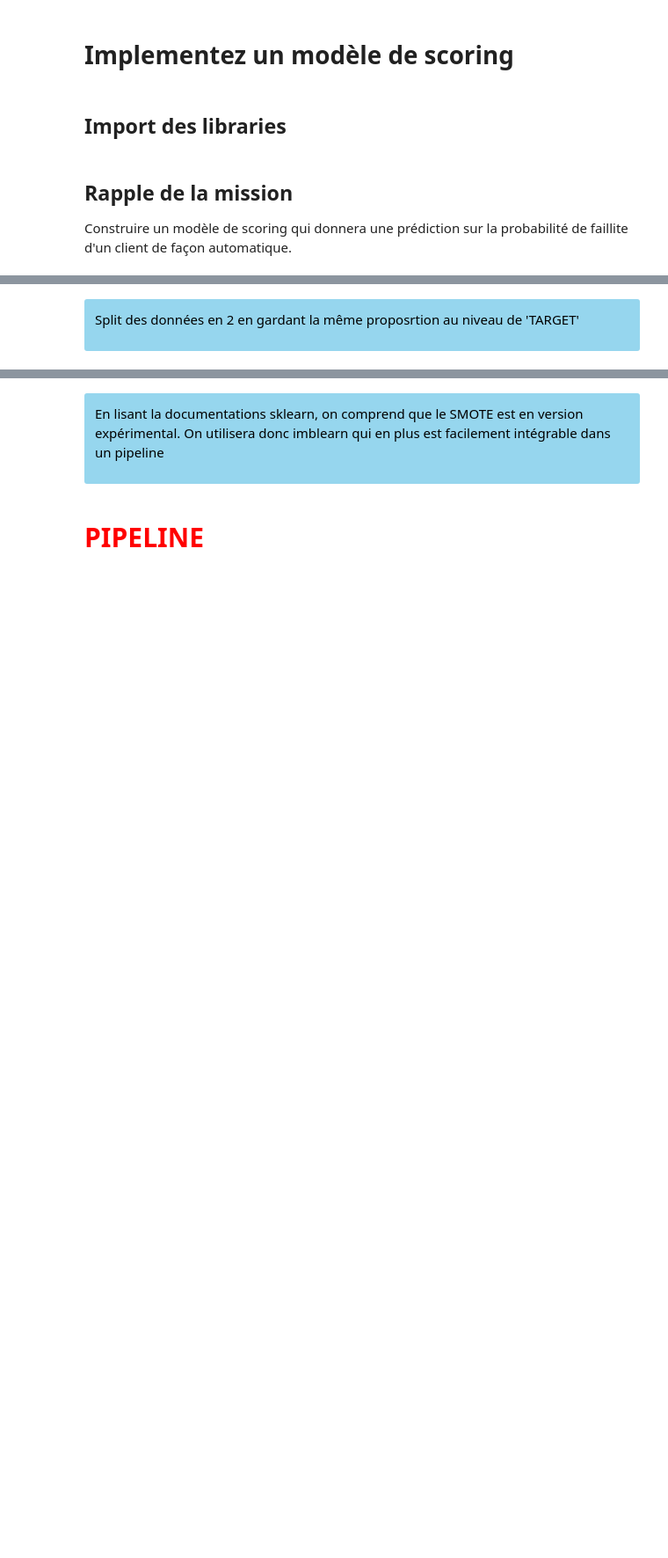
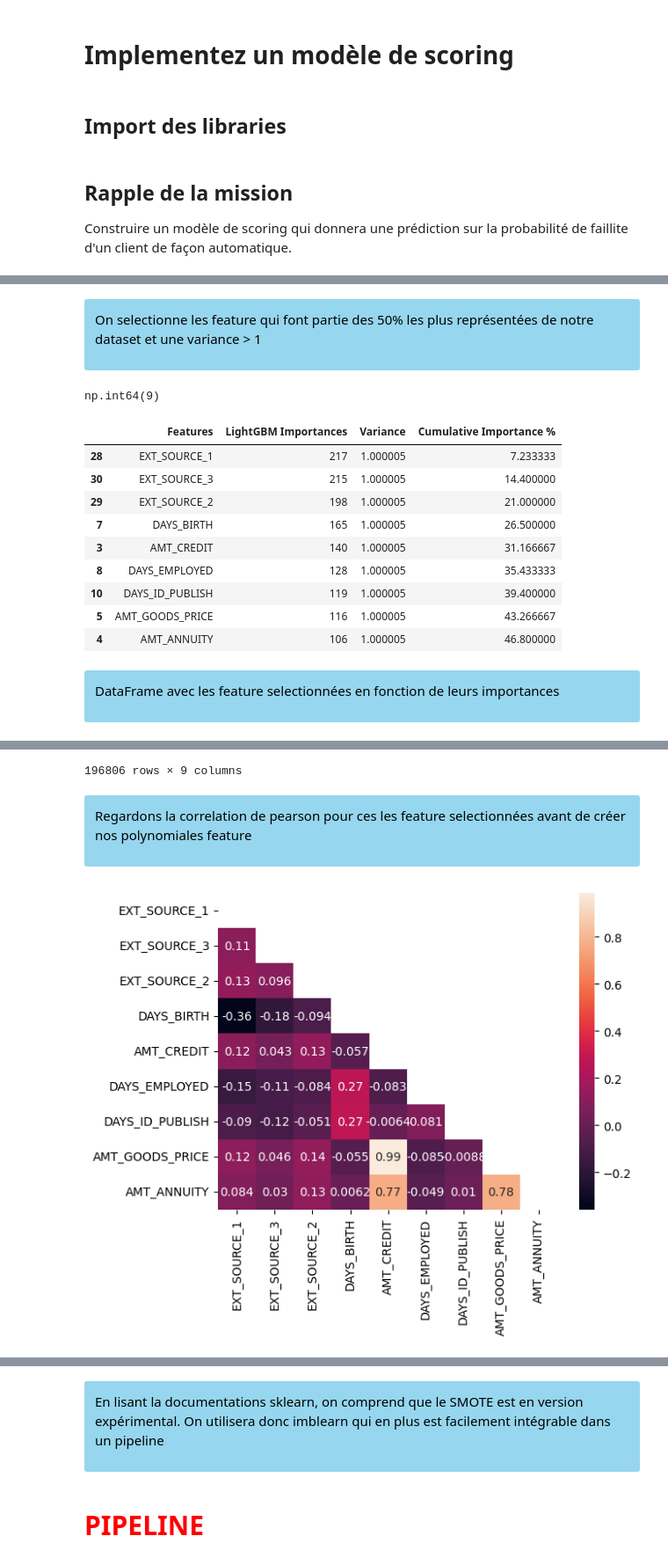
Before and after one commit to Belin27000/P4_ScoringModel, a Jupyter notebook: Lecerf_yann_2_notebook_modelisation.ipynb, the cells around one changed output, grey strips where cells are left out. Shown at 88% size. Drawn from its saved outputs; the diff is of its cells as text; code cells hidden in the pictures; blank space fills up the shorter version.

Commit message:
[FEAT] feature comparaison with polynomial feature

```diff
--- a/Lecerf_yann_2_notebook_modelisation.ipynb
+++ b/Lecerf_yann_2_notebook_modelisation.ipynb
@@ -50,9 +101,8 @@ def timer(title):
 # %%
-display_info(message="Split des données en 2 en gardant la même proposrtion au niveau de 'TARGET'")
 def split_df(df):
-    X=df.drop('TARGET', axis=1)
-    y=df['TARGET']
-    X_train, X_test,y_train, y_test = train_test_split(X,y,test_size=0.5, stratify=y, random_state=42)
-    return X_train, X_test,y_train, y_test
+    X_train,X_val= train_test_split(df,test_size=0.2, stratify=df['TARGET'], random_state=42)
+
+    X=X_train.drop('TARGET', axis=1)
+    y=X_train['TARGET']
+    X_train, X_test, y_train, y_test=train_test_split(X,y, test_size=0.2, stratify=y, random_state=42)
+    return X_train, X_test, y_train, y_test
-# %% [output]
-Split des données en 2 en gardant la même proposrtion au niveau de 'TARGET'
@@ -58,0 +137,43 @@ Split des données en 2 en gardant la même proposrtion au niveau de 'TARGET'
+# %%
+def feature_selection(df):
+    treshold = 50 # cumulative importance max
+    varianceTreshold = 1 # cumulative importance max
+    df = df.sort_values(by='LightGBM Importances',ascending=False)
+    df['Cumulative Importance %'] = ((df['LightGBM Importances']*100)/ df['LightGBM Importances'].sum()).cumsum()
+
+    df = df[(df['Cumulative Importance %']<treshold) & (df['Variance']>int(varianceTreshold))]
+    return df
+# %%
+def feature_importance_Choice(X_train,feature_selected):
+
+    # importances_lgbm_reordered= getfeatureImportances(X_train, X_test, y_train, y_test)
+    display_info(message="On selectionne les feature qui font partie des 50% les plus représentées de notre dataset et une variance  > 1")
+    # feature_selected =feature_selection(importances_lgbm_reordered)
+    display(feature_selected['Features'].count())
+    display(feature_selected)
+    preprocessor= preprocessing() ## Recuperation du pipeline de preprocessing
+
+    df_with_feature_selected = X_train[feature_selected['Features']] ## selection dans Xtrain des feature retenu
+    df_with_feature_selected = preprocessor.fit_transform(df_with_feature_selected) ## traitement des données avec les preprocessing
+    feature_names = preprocessor.get_feature_names_out() ## on recupère le nom des features
+    feature_names = [name.split('__')[-1] for name in feature_names]
+    df_with_feature_selected = pd.DataFrame(df_with_feature_selected,columns=feature_names) ## on reafecte le nom à chaque feature
+    display_info(message="DataFrame avec les feature selectionnées en fonction de leurs importances")
+    display(df_with_feature_selected)
+    display_info(message="Regardons la correlation de pearson pour les features selectionnées avant de créer nos polynomiales feature")
+
+    correlation_matrix = df_with_feature_selected.corr(method='pearson')
+    matrix = np.triu(correlation_matrix)
+
+    sns.heatmap(correlation_matrix, annot=True, mask=matrix)
+
+    return df_with_feature_selected
+# %%
+df = app_train.copy()
+X_train, X_test, y_train, y_test = split_df(manage_imp_value(df))
+print(X_train.shape)
+
+# importances_lgbm_reordered= getfeatureImportances(X_train, X_test, y_train, y_test)
+
+df_with_feature_selected= feature_importance_Choice(X_train,feature_selection(getfeatureImportances(X_train, X_test, y_train, y_test)))
+# %% [output]
@@ -58,0 +209,13 @@ Split des données en 2 en gardant la même proposrtion au niveau de 'TARGET'
+On selectionne les feature qui font partie des 50% les plus représentées de notre dataset et une variance > 1
+np.int64(9)
+|  | Features | LightGBM Importances | Variance | Cumulative Importance % |
+| 28 | EXT_SOURCE_1 | 217 | 1.000005 | 7.233333 |
+| 30 | EXT_SOURCE_3 | 215 | 1.000005 | 14.400000 |
+| 29 | EXT_SOURCE_2 | 198 | 1.000005 | 21.000000 |
+| 7 | DAYS_BIRTH | 165 | 1.000005 | 26.500000 |
+| 3 | AMT_CREDIT | 140 | 1.000005 | 31.166667 |
+| 8 | DAYS_EMPLOYED | 128 | 1.000005 | 35.433333 |
+| 10 | DAYS_ID_PUBLISH | 119 | 1.000005 | 39.400000 |
+| 5 | AMT_GOODS_PRICE | 116 | 1.000005 | 43.266667 |
+| 4 | AMT_ANNUITY | 106 | 1.000005 | 46.800000 |
+DataFrame avec les feature selectionnées en fonction de leurs importances
@@ -58,0 +234,3 @@ Split des données en 2 en gardant la même proposrtion au niveau de 'TARGET'
+196806 rows × 9 columns
+Regardons la correlation de pearson pour ces les feature selectionnées avant de créer nos polynomiales feature
+[figure, added]
```
Also changed, not shown: parts of 19 cells of this notebook.
